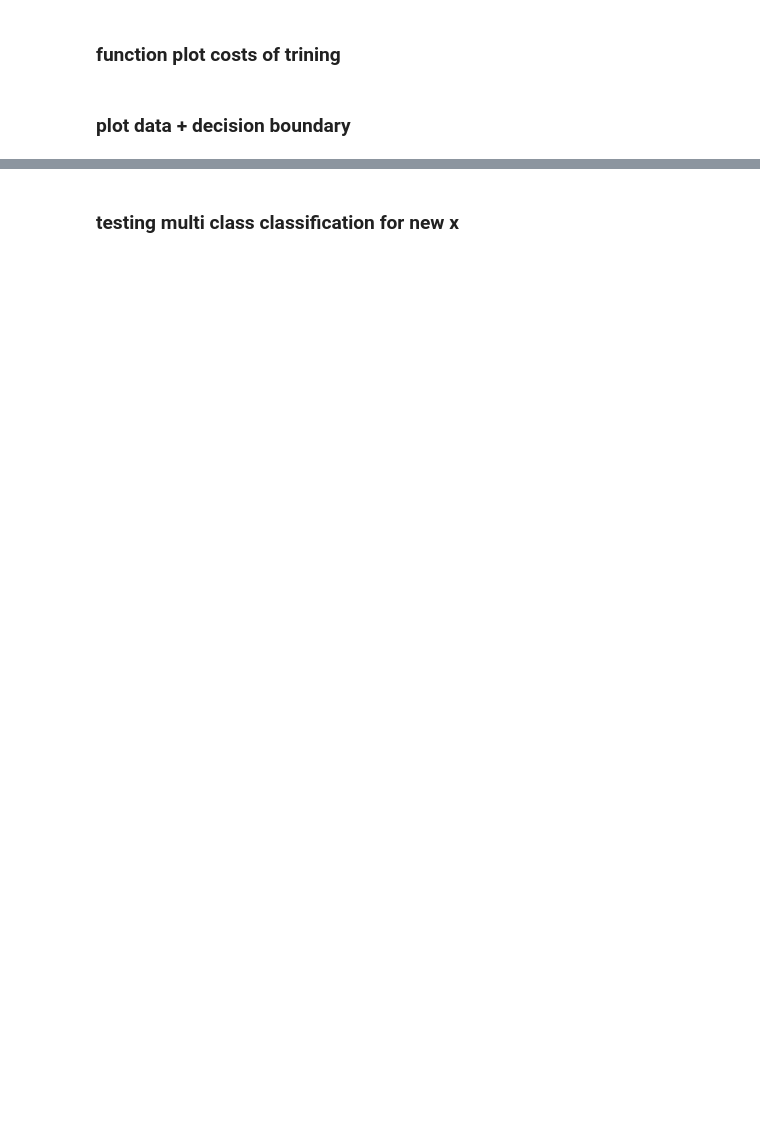
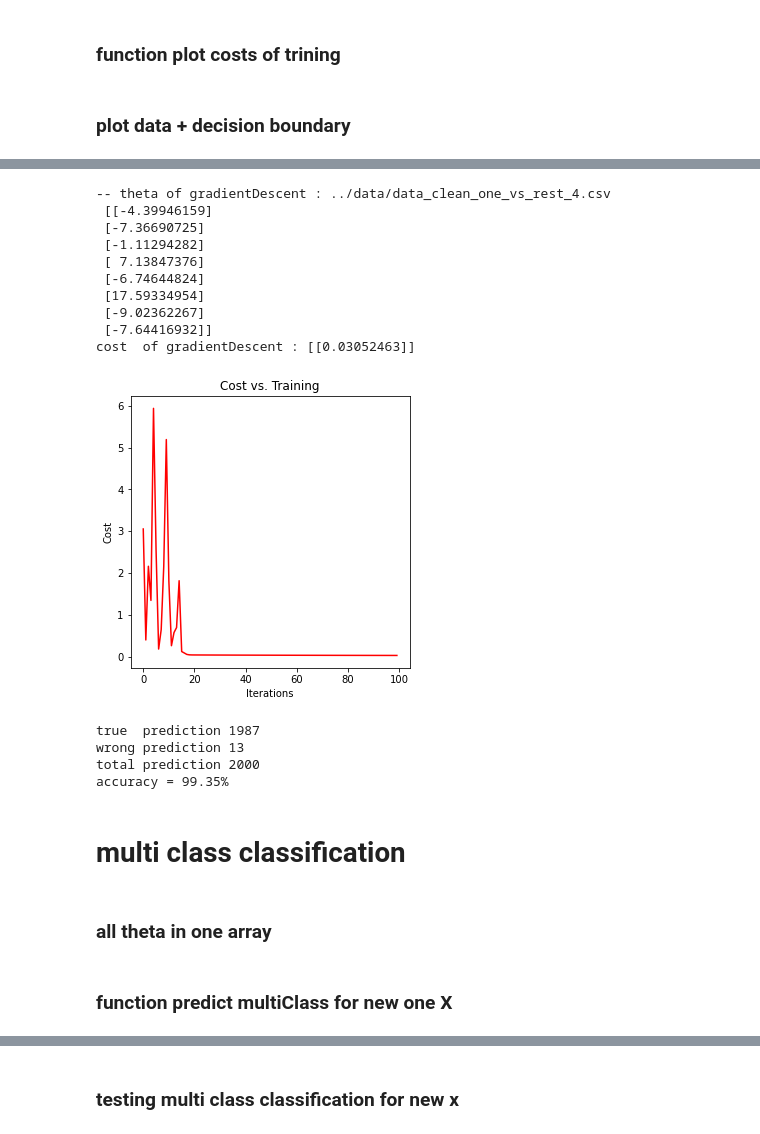
Before and after one commit to amr-lounis/project-machine-lirning-, a Jupyter notebook: classification - Logistic Regression (LgR)/Gradient Descent (GD)/Gradient Descent (GD).ipynb, the cells around one changed output, grey strips where cells are left out. Saved outputs shown, nothing was run; the diff lists cells and outputs as text; code cells hidden in the pictures; blank space fills up the shorter version.

```diff
--- a/classification - Logistic Regression (LgR)/Gradient Descent (GD)/Gradient Descent (GD).ipynb
+++ b/classification - Logistic Regression (LgR)/Gradient Descent (GD)/Gradient Descent (GD).ipynb
@@ -180,0 +203,22 @@ plotOne(data,theta,'wifi_01','wifi_04')
+# %%
+theta_room4 = run_trining(paths_ovr[3],0.08,100)
+# %% [output]
+-- theta of gradientDescent : ../data/data_clean_one_vs_rest_4.csv
+ [[-4.39946159]
+ [-7.36690725]
+ [-1.11294282]
+ [ 7.13847376]
+ [-6.74644824]
+ [17.59334954]
+ [-9.02362267]
+ [-7.64416932]]
+cost  of gradientDescent : [[0.03052463]]
+[figure, added]
+true  prediction 1987
+wrong prediction 13
+total prediction 2000
+accuracy = 99.35%
+# %% [markdown]
+# multi class classification
+# %% [markdown]
+### all theta in one array
@@ -181,3 +227,5 @@ plotOne(data,theta,'wifi_01','wifi_04')
+# %% [markdown]
+### function predict multiClass for new one X
 # %%
 def predict_multiClass(_theta_all,_x_new):
     _probabilities = []
```
Also changed, not shown: parts of 41 cells of this notebook, 1 other file.
